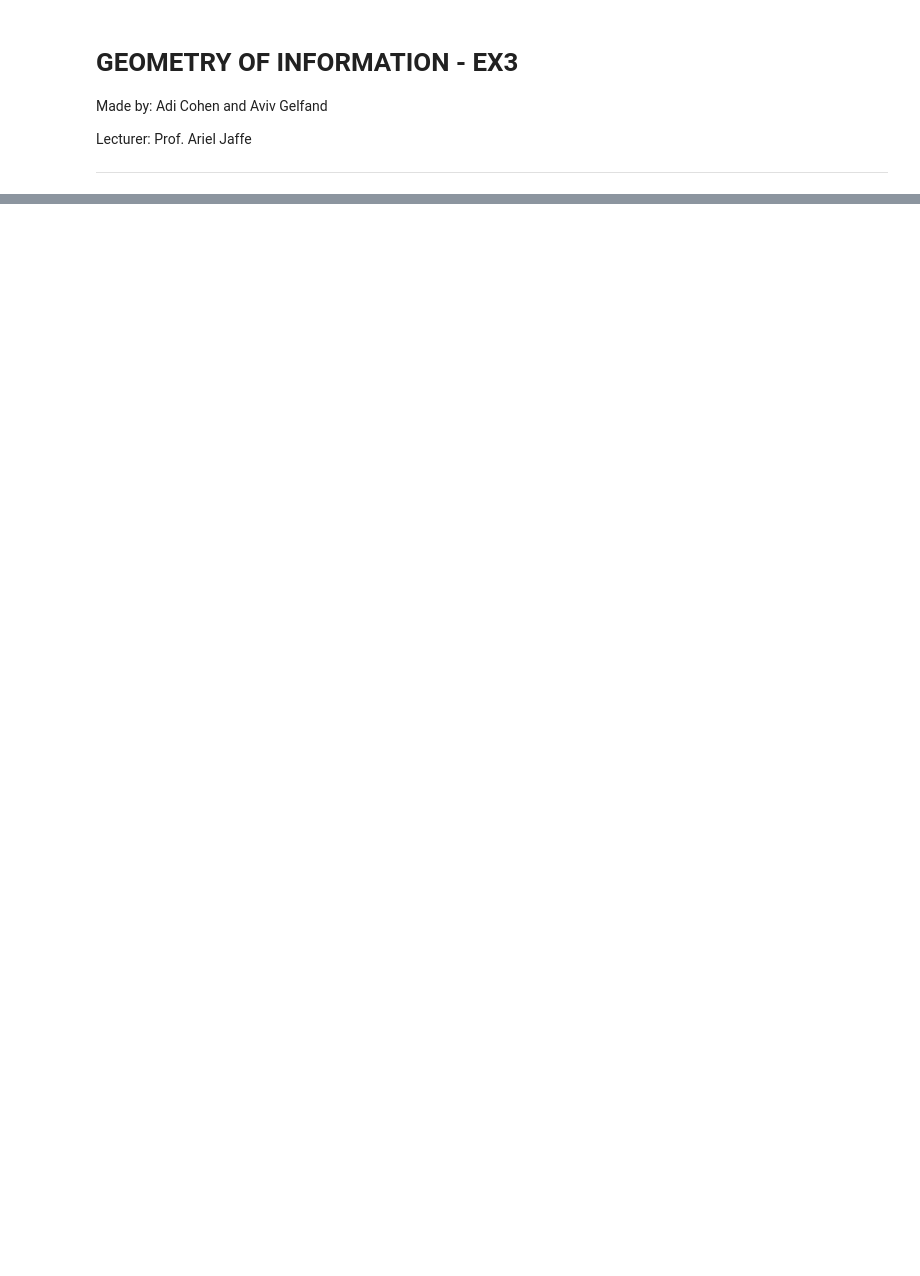
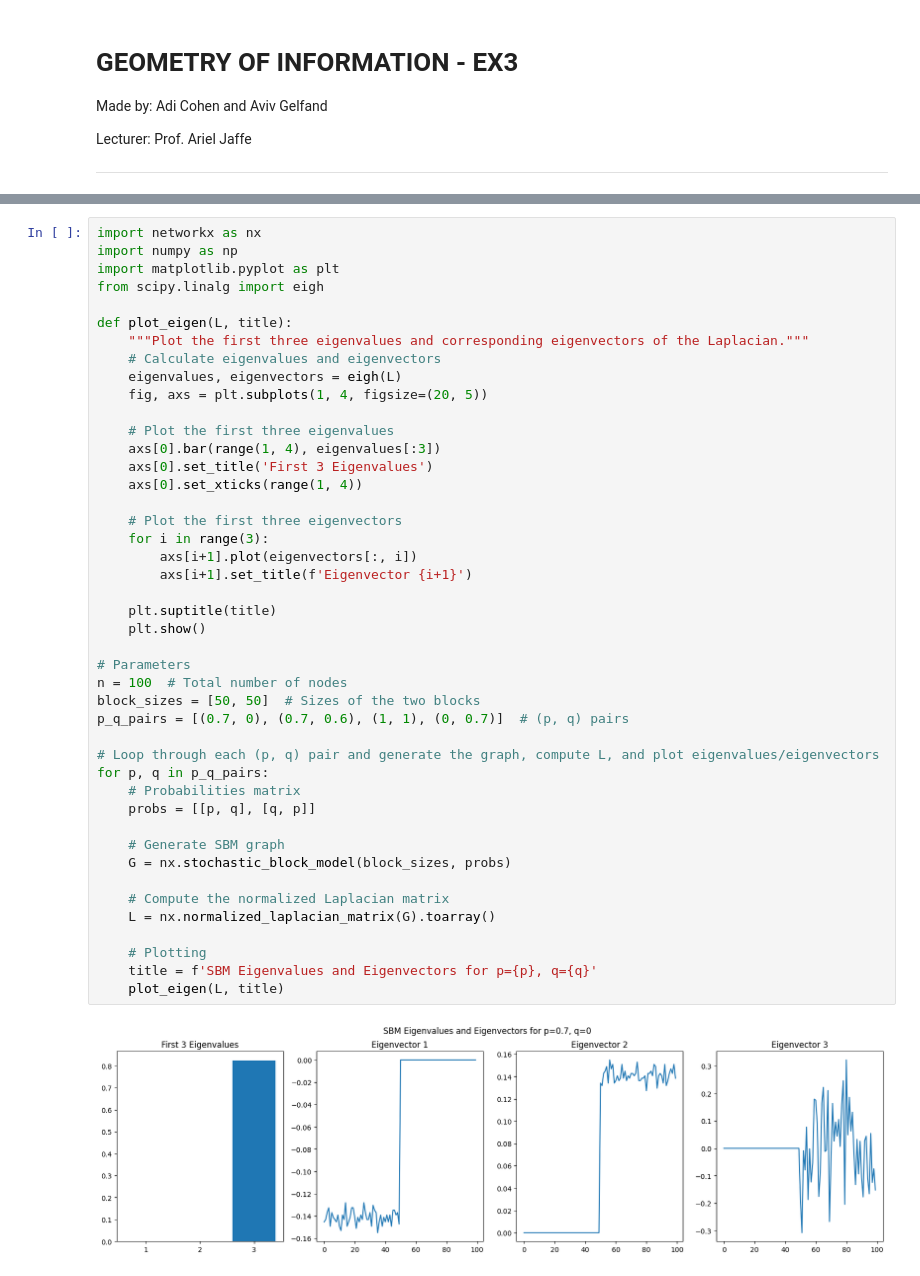
Before and after one commit to AvivGelfand/Geometry-of-Information-Course, a Jupyter notebook: Ex3_GOI.ipynb, the cells around one changed output, grey strips where cells are left out. Cells and saved outputs as stored; diff of their text form; blank space fills up the shorter version.

```diff
--- a/Ex3_GOI.ipynb
+++ b/Ex3_GOI.ipynb
@@ -51,0 +55,46 @@ the datasets of two moons and circles into two clusters. We will also show a par
+# %%
+import networkx as nx
+import numpy as np
+import matplotlib.pyplot as plt
+from scipy.linalg import eigh
+
+def plot_eigen(L, title):
+    """Plot the first three eigenvalues and corresponding eigenvectors of the Laplacian."""
+    # Calculate eigenvalues and eigenvectors
+    eigenvalues, eigenvectors = eigh(L)
+    fig, axs = plt.subplots(1, 4, figsize=(20, 5))
+
+    # Plot the first three eigenvalues
+    axs[0].bar(range(1, 4), eigenvalues[:3])
+    axs[0].set_title('First 3 Eigenvalues')
+    axs[0].set_xticks(range(1, 4))
+
+    # Plot the first three eigenvectors
+    for i in range(3):
+        axs[i+1].plot(eigenvectors[:, i])
+        axs[i+1].set_title(f'Eigenvector {i+1}')
+
+    plt.suptitle(title)
+    plt.show()
+
+# Parameters
+n = 100  # Total number of nodes
+block_sizes = [50, 50]  # Sizes of the two blocks
+p_q_pairs = [(0.7, 0), (0.7, 0.6), (1, 1), (0, 0.7)]  # (p, q) pairs
+
+# Loop through each (p, q) pair and generate the graph, compute L, and plot eigenvalues/eigenvectors
+for p, q in p_q_pairs:
+    # Probabilities matrix
+    probs = [[p, q], [q, p]]
+
+    # Generate SBM graph
+    G = nx.stochastic_block_model(block_sizes, probs)
+
+    # Compute the normalized Laplacian matrix
+    L = nx.normalized_laplacian_matrix(G).toarray()
+
+    # Plotting
+    title = f'SBM Eigenvalues and Eigenvectors for p={p}, q={q}'
+    plot_eigen(L, title)
+# %% [output]
+[figure, added]
```
Also changed, not shown: parts of 20 cells of this notebook, 1 other file.
